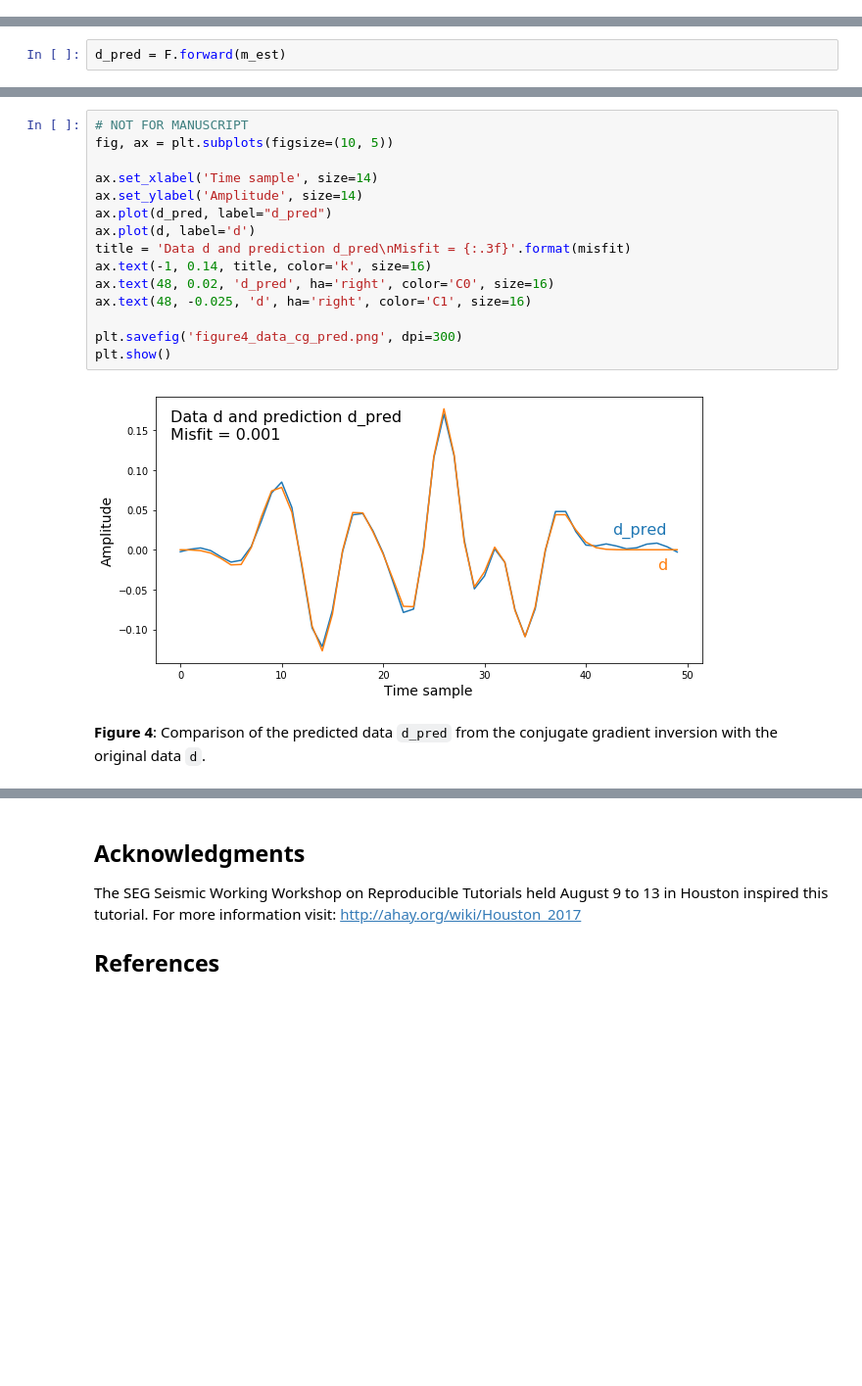
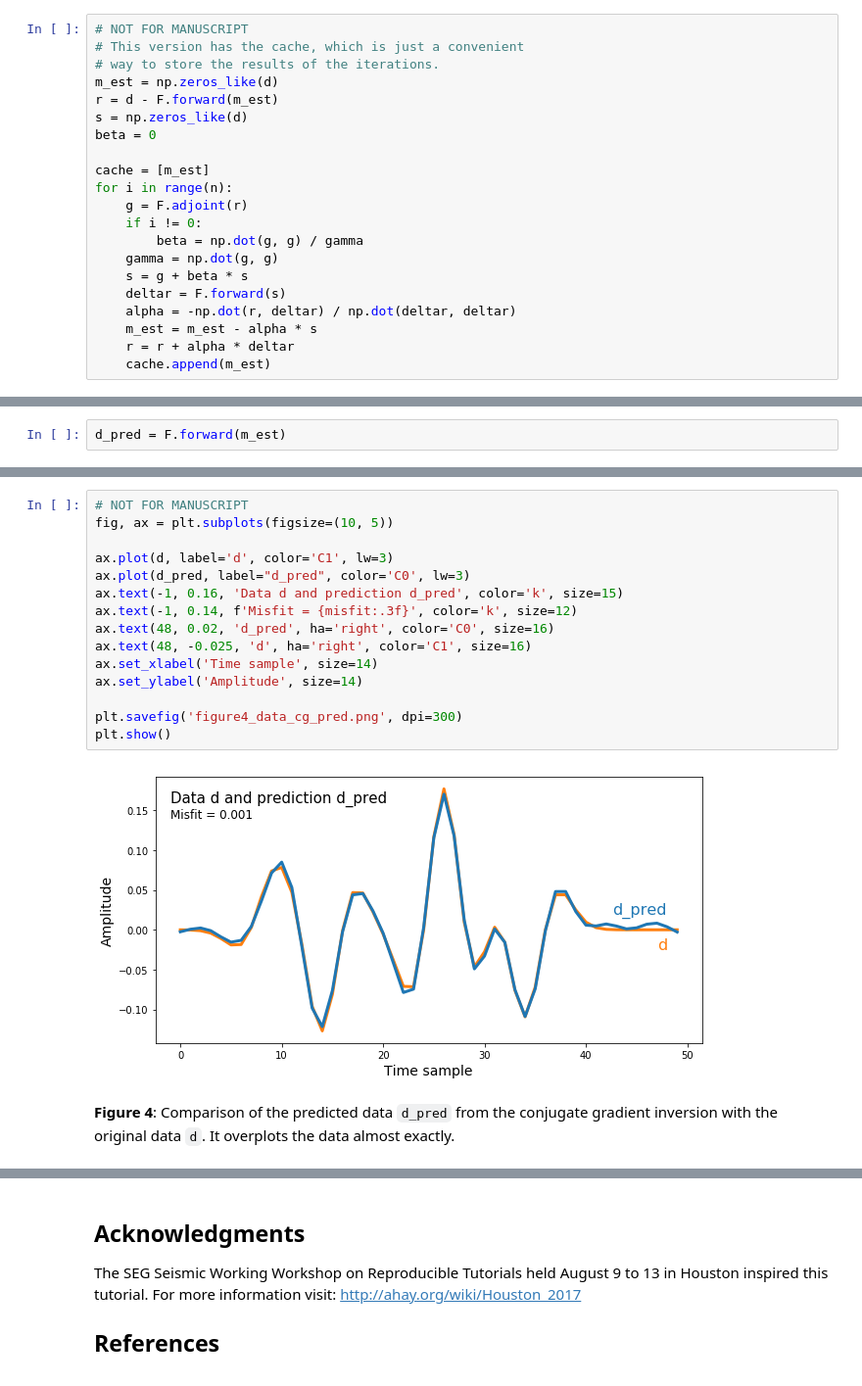
Before and after one commit to seg/tutorials-2018, a Jupyter notebook: 1804_Conjugate_gradient_inversion/conjugate_gradient_MS.ipynb, the cells around one changed output, grey strips where cells are left out. Shown at 98% size. Drawn from its saved outputs; the diff is of its cells as text; blank space fills up the shorter version.

```diff
--- a/1804_Conjugate_gradient_inversion/conjugate_gradient_MS.ipynb
+++ b/1804_Conjugate_gradient_inversion/conjugate_gradient_MS.ipynb
@@ -244,3 +249,24 @@ $\qquad \mathbf{r} = \mathbf{r} + \alpha \Delta\mathbf{r}$<br>
+# %%
+# NOT FOR MANUSCRIPT
+# This version has the cache, which is just a convenient
+# way to store the results of the iterations.
+m_est = np.zeros_like(d)
+r = d - F.forward(m_est)
+s = np.zeros_like(d)
+beta = 0
+
+cache = [m_est]
+for i in range(n):
+    g = F.adjoint(r)
+    if i != 0:
+        beta = np.dot(g, g) / gamma
+    gamma = np.dot(g, g)
+    s = g + beta * s
+    deltar = F.forward(s)
+    alpha = -np.dot(r, deltar) / np.dot(deltar, deltar)
+    m_est = m_est - alpha * s
+    r = r + alpha * deltar
+    cache.append(m_est)
 # %%
 m_est = np.zeros_like(d)
 r = d - F.forward(m_est)
@@ -324,22 +344,22 @@ misfit
 # %%
 # NOT FOR MANUSCRIPT
 fig, ax = plt.subplots(figsize=(10, 5))
 
+ax.plot(d, label='d', color='C1', lw=3)
+ax.plot(d_pred, label="d_pred", color='C0', lw=3)
+ax.text(-1, 0.16, 'Data d and prediction d_pred', color='k', size=15)
+ax.text(-1, 0.14, f'Misfit = {misfit:.3f}', color='k', size=12)
+ax.text(48, 0.02, 'd_pred', ha='right', color='C0', size=16)
+ax.text(48, -0.025, 'd', ha='right', color='C1', size=16)
 ax.set_xlabel('Time sample', size=14)
 ax.set_ylabel('Amplitude', size=14)
-ax.plot(d_pred, label="d_pred")
-ax.plot(d, label='d')
-title = 'Data d and prediction d_pred\nMisfit = {:.3f}'.format(misfit)
-ax.text(-1, 0.14, title, color='k', size=16)
-ax.text(48, 0.02, 'd_pred', ha='right', color='C0', size=16)
-ax.text(48, -0.025, 'd', ha='right', color='C1', size=16)
 
 plt.savefig('figure4_data_cg_pred.png', dpi=300)
 plt.show()
 # %% [output]
-[figure, old version]
+[figure, new version]
 # %% [markdown]
-__Figure 4__: Comparison of the predicted data `d_pred` from the conjugate gradient inversion with the original data `d`.
+__Figure 4__: Comparison of the predicted data `d_pred` from the conjugate gradient inversion with the original data `d`.  It overplots the data almost exactly.
 # %% [markdown]
 ## Conclusions
 
```
Also changed, not shown: parts of 13 cells of this notebook.
